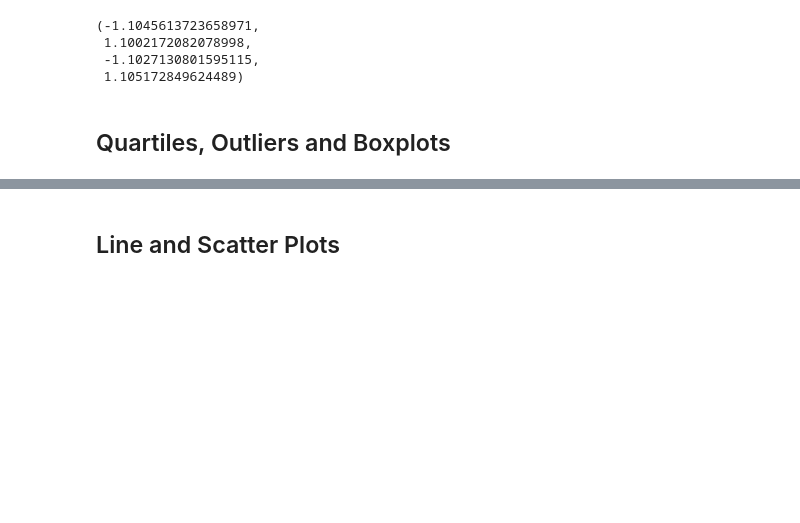
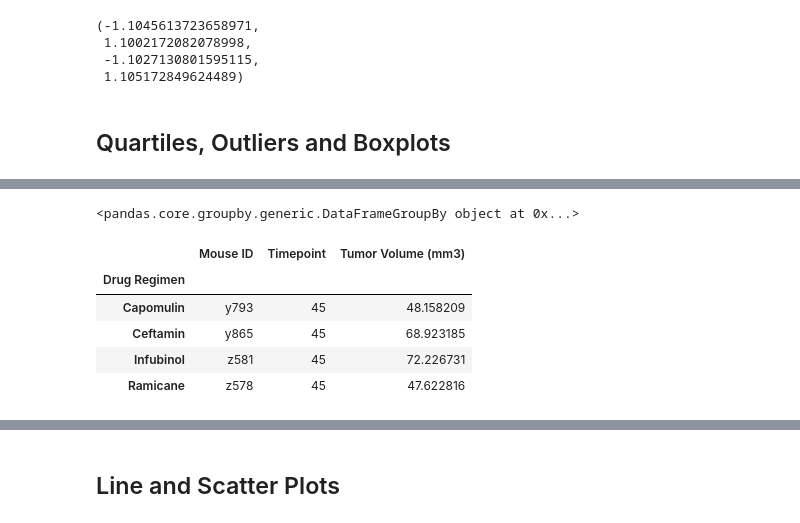
Before and after one commit to lgrayes/matplotlib-challenge, a Jupyter notebook: Pymaceuticals/matTest02.ipynb, the cells around one changed output, grey strips where cells are left out. Drawn from its saved outputs; the diff is of its cells as text; code cells hidden in the pictures; blank space fills up the shorter version.

```diff
--- a/Pymaceuticals/matTest02.ipynb
+++ b/Pymaceuticals/matTest02.ipynb
@@ -596,0 +653,14 @@ plt.axis("equal")
+# %%
+grouped_regimen7specified_df = regimen7specified_df.groupby(["Drug Regimen"])
+print (grouped_regimen7specified_df)
+
+groupedMax_regimen7specified_df = grouped_regimen7specified_df.max()
+groupedMax_regimen7specified_df
+# %% [output]
+<pandas.core.groupby.generic.DataFrameGroupBy object at 0x...>
+|  | Mouse ID | Timepoint | Tumor Volume (mm3) |
+| Drug Regimen |  |  |  |
+| Capomulin | y793 | 45 | 48.158209 |
+| Ceftamin | y865 | 45 | 68.923185 |
+| Infubinol | z581 | 45 | 72.226731 |
+| Ramicane | z578 | 45 | 47.622816 |
```
Also changed, not shown: parts of 7 cells of this notebook.
